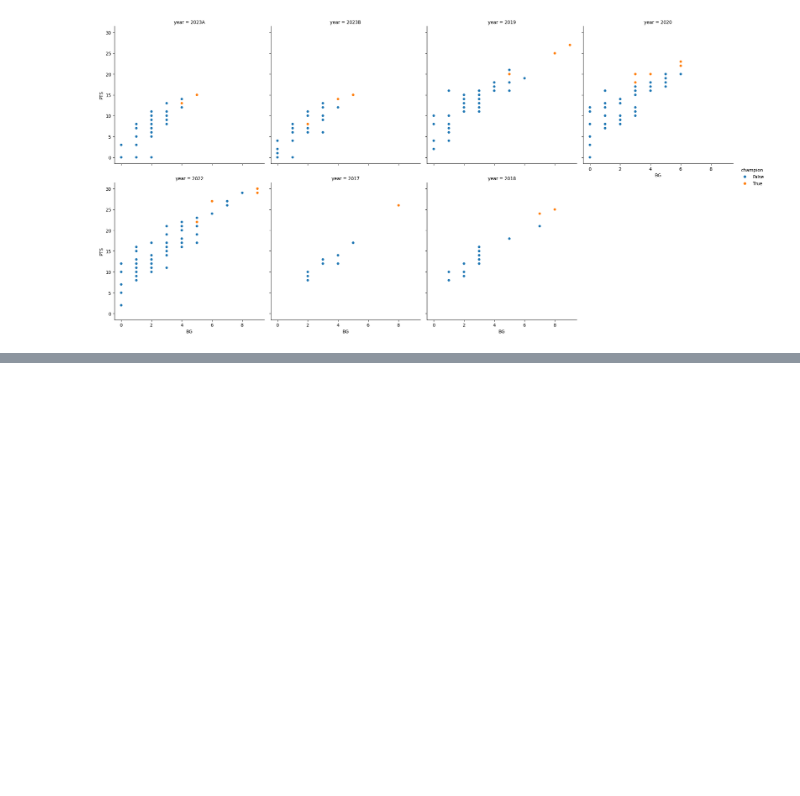
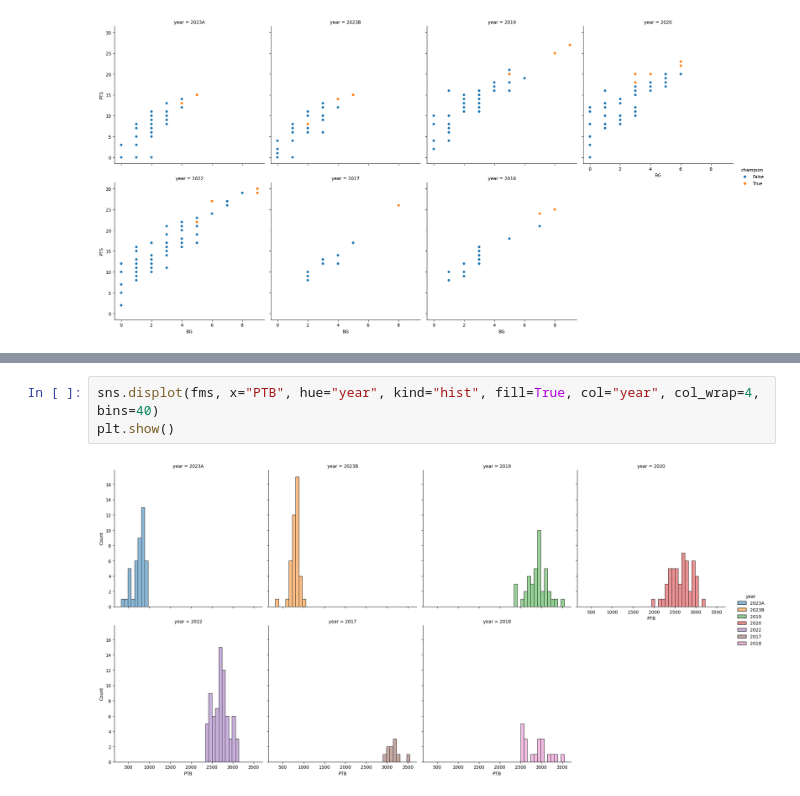
Before and after one commit to Void-CA/FMS, a Jupyter notebook: notebooks/eda.ipynb, the cells around one changed output, grey strips where cells are left out. Saved outputs shown, nothing was run; the diff lists cells and outputs as text; blank space fills up the shorter version.

```diff
--- a/notebooks/eda.ipynb
+++ b/notebooks/eda.ipynb
@@ -104,0 +105,5 @@ fms.sort_values("PTB",ascending=False).head(20)
+# %%
+sns.displot(fms, x="PTB", hue="year", kind="hist", fill=True, col="year", col_wrap=4, bins=40)
+plt.show()
+# %% [output]
+[figure, added]
```
Also changed, not shown: parts of 6 cells of this notebook, 2 other files.
